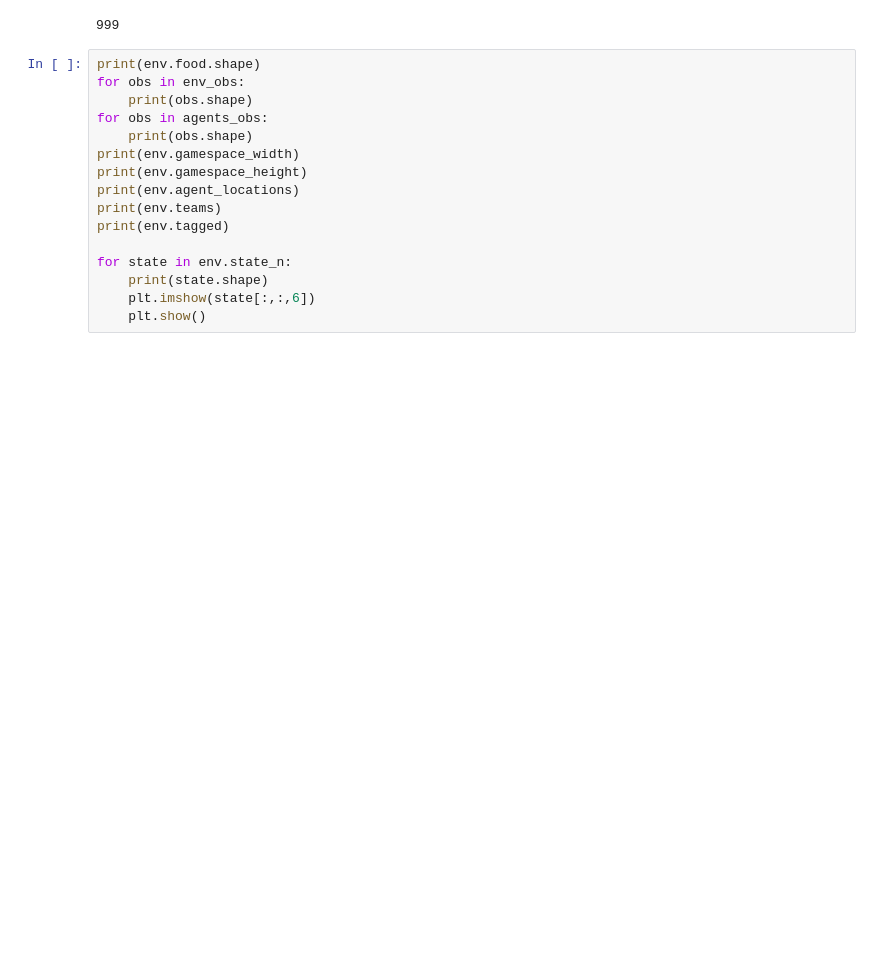
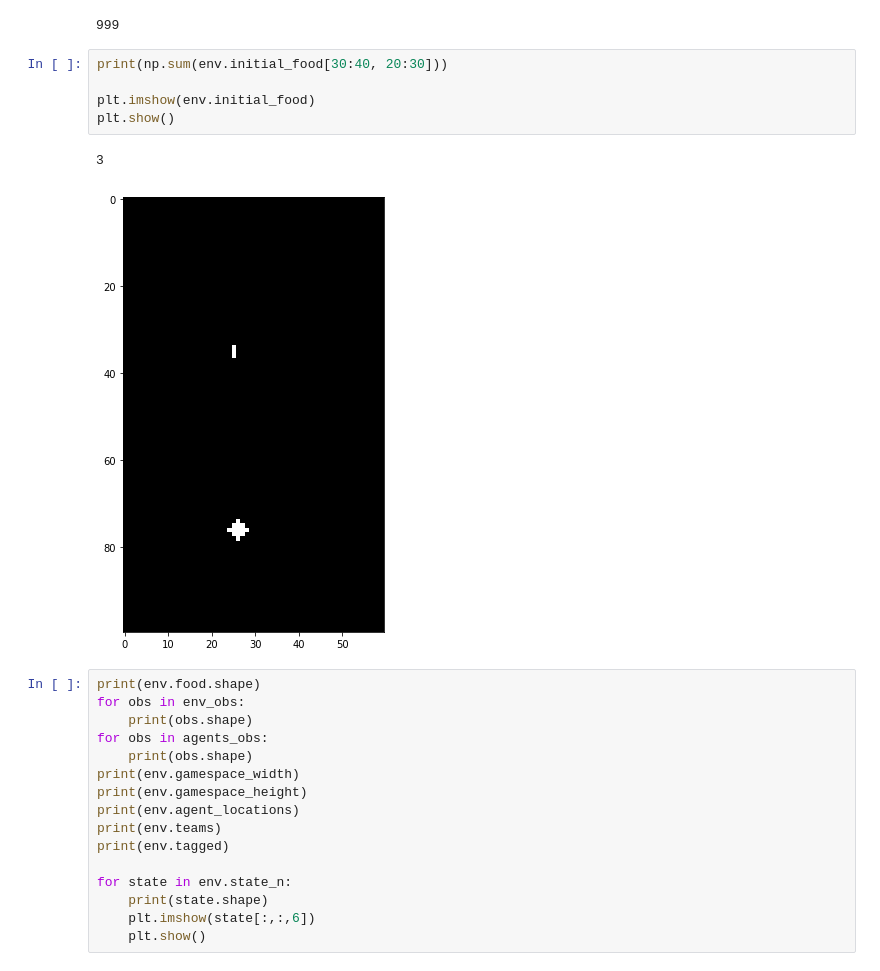
Before and after one commit to LUKELIEM/leader, a Jupyter notebook: Crossing_Leader.ipynb, the cells around one changed output. Drawn from its saved outputs; the diff is of its cells as text; blank space fills up the shorter version.

```diff
--- a/Crossing_Leader.ipynb
+++ b/Crossing_Leader.ipynb
@@ -506,6 +506,14 @@ optimizer.load_state_dict(checkpoint['optimizer_state_dict'])
 print (episode)
 # %% [output]
 999
+# %%
+print(np.sum(env.initial_food[30:40, 20:30]))
+
+plt.imshow(env.initial_food)
+plt.show()
+# %% [output]
+3
+[figure, added]
 # %%
 print(env.food.shape)
 for obs in env_obs:
```
Also changed, not shown: 1 other file.
